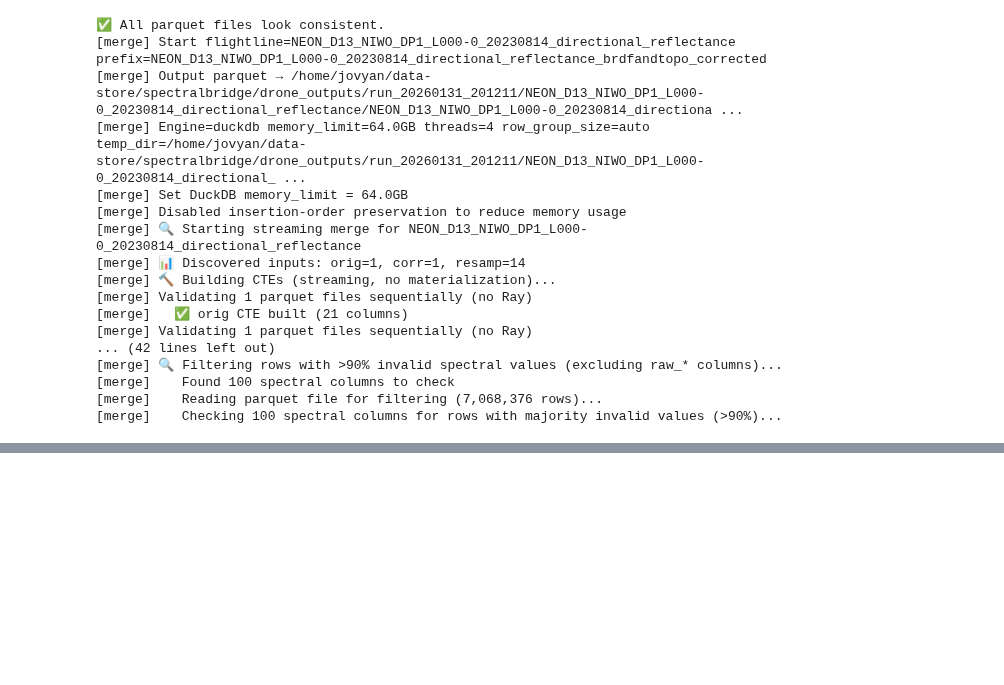
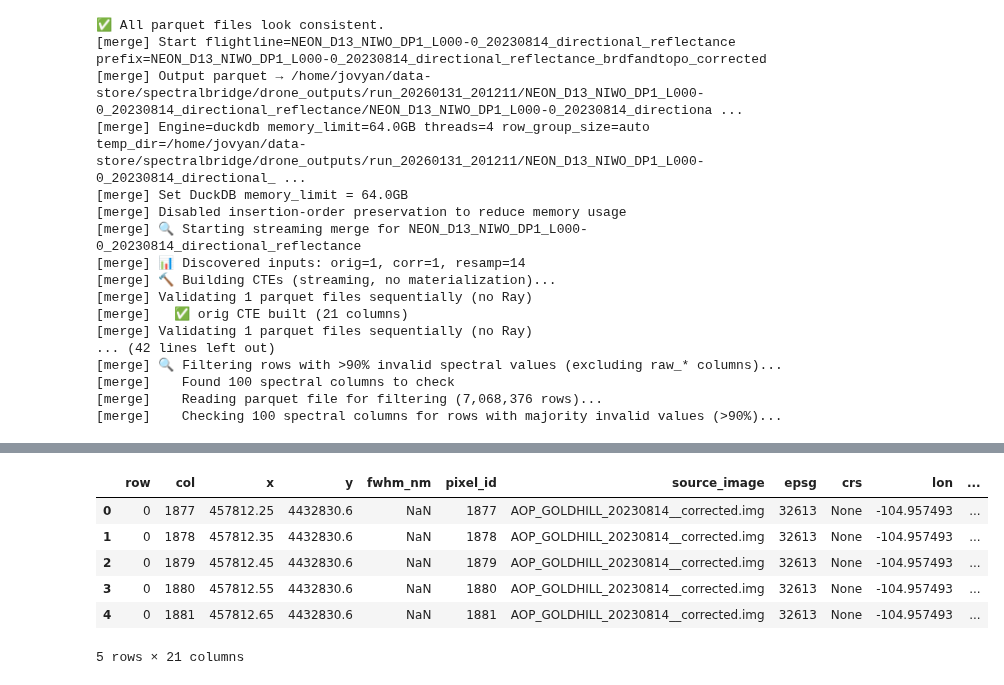
Before and after one commit to earthlab/spectralbridge, a Jupyter notebook: Drone_processing.ipynb, the cells around one changed output, grey strips where cells are left out. Drawn from its saved outputs; the diff is of its cells as text; code cells hidden in the pictures; blank space fills up the shorter version.

```diff
--- a/Drone_processing.ipynb
+++ b/Drone_processing.ipynb
@@ -440,0 +504,13 @@ pprint(results['qa_summary'])
+# %%
+import pandas as pd
+
+df = pd.read_parquet("drone_outputs/drone_pipeline/drone_merged.parquet")
+df.head()
+# %% [output]
+|  | row | col | x | y | fwhm_nm | pixel_id | source_image | epsg | crs | lon | ... |
+| 0 | 0 | 1877 | 457812.25 | 4432830.6 | NaN | 1877 | AOP_GOLDHILL_20230814__corrected.img | 32613 | None | -104.957493 | ... |
+| 1 | 0 | 1878 | 457812.35 | 4432830.6 | NaN | 1878 | AOP_GOLDHILL_20230814__corrected.img | 32613 | None | -104.957493 | ... |
+| 2 | 0 | 1879 | 457812.45 | 4432830.6 | NaN | 1879 | AOP_GOLDHILL_20230814__corrected.img | 32613 | None | -104.957493 | ... |
+| 3 | 0 | 1880 | 457812.55 | 4432830.6 | NaN | 1880 | AOP_GOLDHILL_20230814__corrected.img | 32613 | None | -104.957493 | ... |
+| 4 | 0 | 1881 | 457812.65 | 4432830.6 | NaN | 1881 | AOP_GOLDHILL_20230814__corrected.img | 32613 | None | -104.957493 | ... |
+5 rows × 21 columns
```
Also changed, not shown: parts of 3 cells of this notebook.
